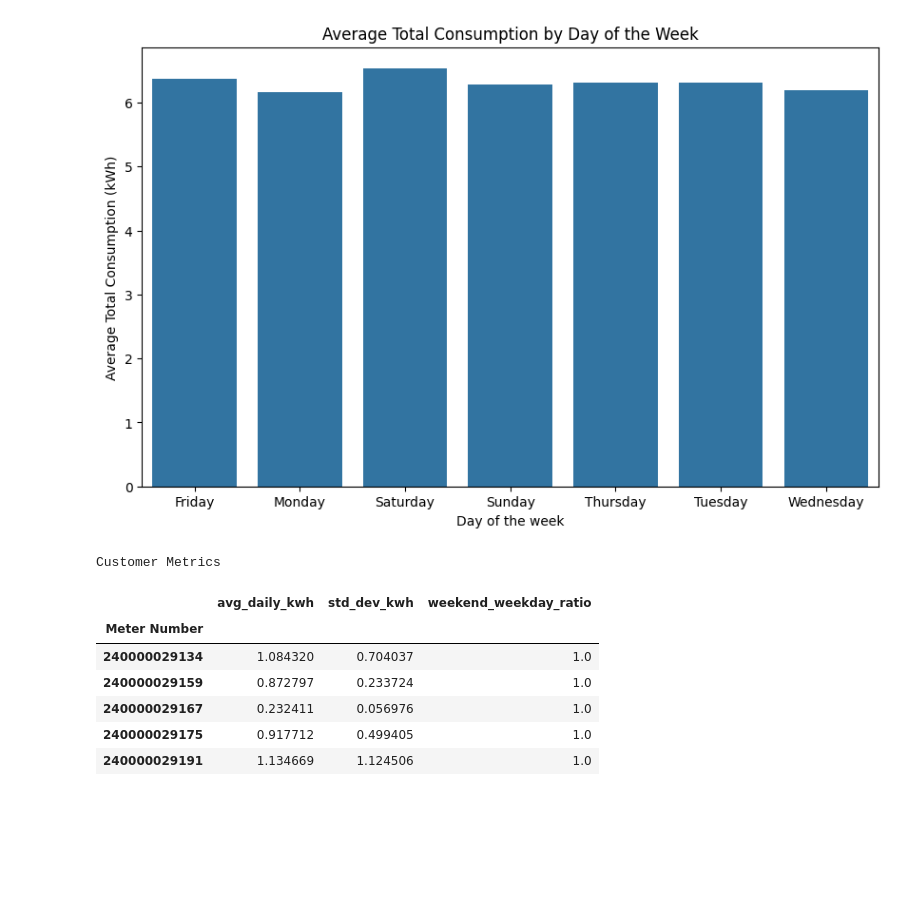
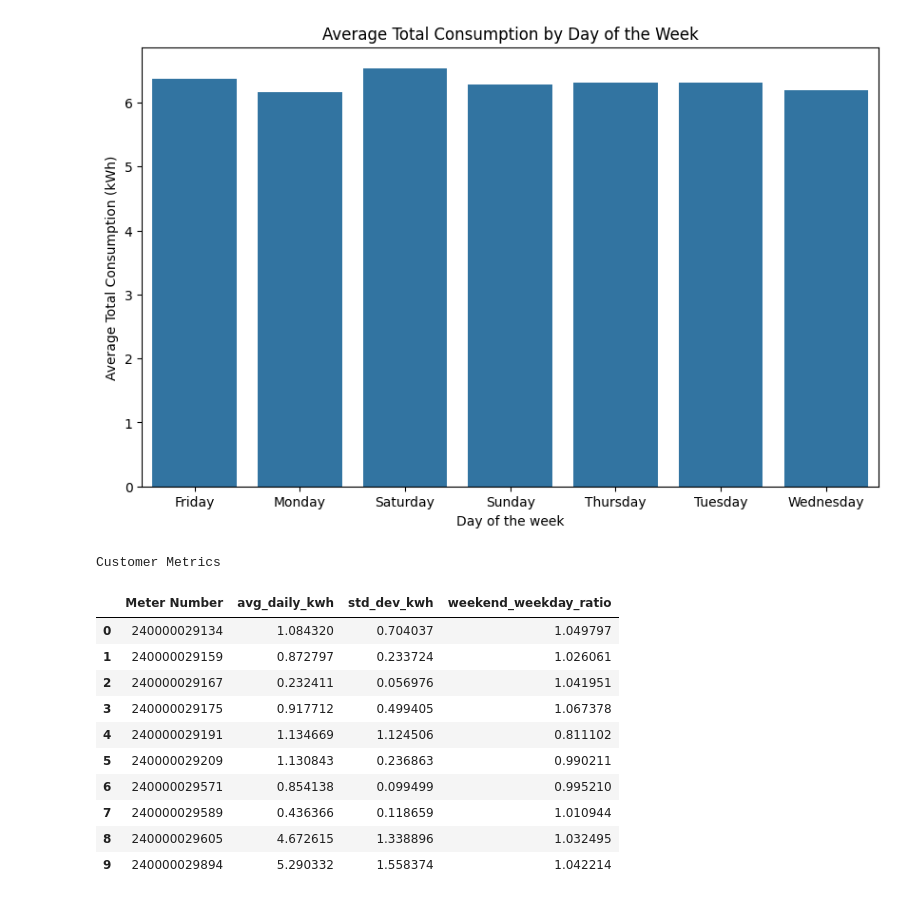
Before and after one commit to MrCupid75/Onaa-Mini-Grid-Customer-Segmentation, a Jupyter notebook: Daily Electricity Usage/main.ipynb, the cells around one changed output. Cells and saved outputs as stored; diff of their text form; code cells hidden in the pictures; blank space fills up the shorter version.

```diff
--- a/Daily Electricity Usage/main.ipynb
+++ b/Daily Electricity Usage/main.ipynb
@@ -93,22 +93,28 @@ plt.show()
 # %%
 customer_metrics = df.groupby('Meter Number')['Usage Amount'].agg(
     avg_daily_kwh='mean',
     std_dev_kwh='std'
-)
+).reset_index()
 
 weekend_consumption = df[df['is_weekend']].groupby('Meter Number')['Usage Amount'].mean()
-weekend_consumption = df[~df['is_weekend']].groupby('Meter Number')['Usage Amount'].mean()
+weekday_consumption = df[~df['is_weekend']].groupby('Meter Number')['Usage Amount'].mean()
 
-customer_metrics['weekend_weekday_ratio'] = (weekend_consumption / weekend_consumption).fillna(1)
+ratio_series = (weekend_consumption / weekday_consumption).fillna(1)
+
+customer_metrics['weekend_weekday_ratio'] = customer_metrics['Meter Number'].map(ratio_series)
 
 print("Customer Metrics")
-customer_metrics.head()
+customer_metrics.head(10)
 # %% [output]
 Customer Metrics
-|  | avg_daily_kwh | std_dev_kwh | weekend_weekday_ratio |
-| Meter Number |  |  |  |
-| 240000029134 | 1.084320 | 0.704037 | 1.0 |
-| 240000029159 | 0.872797 | 0.233724 | 1.0 |
-| 240000029167 | 0.232411 | 0.056976 | 1.0 |
-| 240000029175 | 0.917712 | 0.499405 | 1.0 |
-| 240000029191 | 1.134669 | 1.124506 | 1.0 |
+|  | Meter Number | avg_daily_kwh | std_dev_kwh | weekend_weekday_ratio |
+| 0 | 240000029134 | 1.084320 | 0.704037 | 1.049797 |
+| 1 | 240000029159 | 0.872797 | 0.233724 | 1.026061 |
+| 2 | 240000029167 | 0.232411 | 0.056976 | 1.041951 |
+| 3 | 240000029175 | 0.917712 | 0.499405 | 1.067378 |
+| 4 | 240000029191 | 1.134669 | 1.124506 | 0.811102 |
+| 5 | 240000029209 | 1.130843 | 0.236863 | 0.990211 |
+| 6 | 240000029571 | 0.854138 | 0.099499 | 0.995210 |
+| 7 | 240000029589 | 0.436366 | 0.118659 | 1.010944 |
+| 8 | 240000029605 | 4.672615 | 1.338896 | 1.032495 |
+| 9 | 240000029894 | 5.290332 | 1.558374 | 1.042214 |
```
Also changed, not shown: parts of 5 cells of this notebook.
